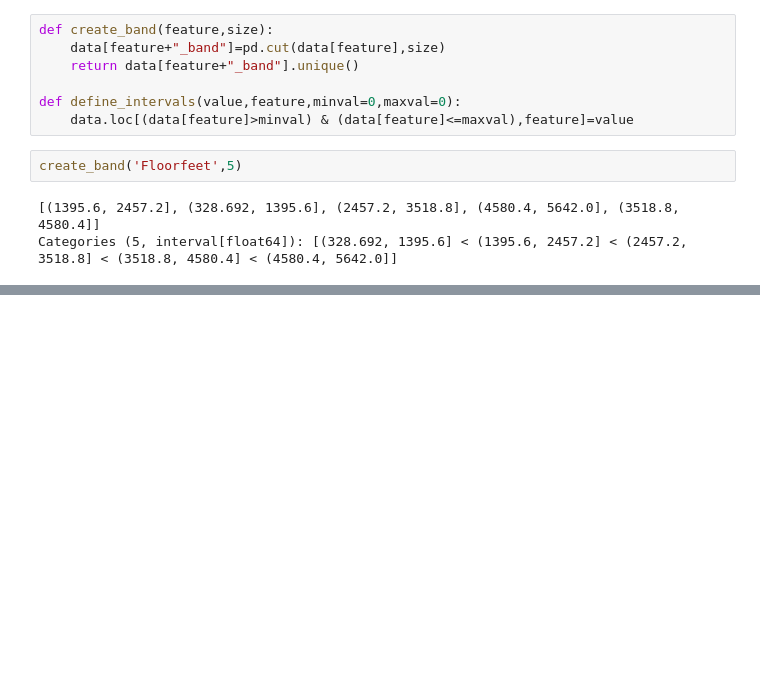
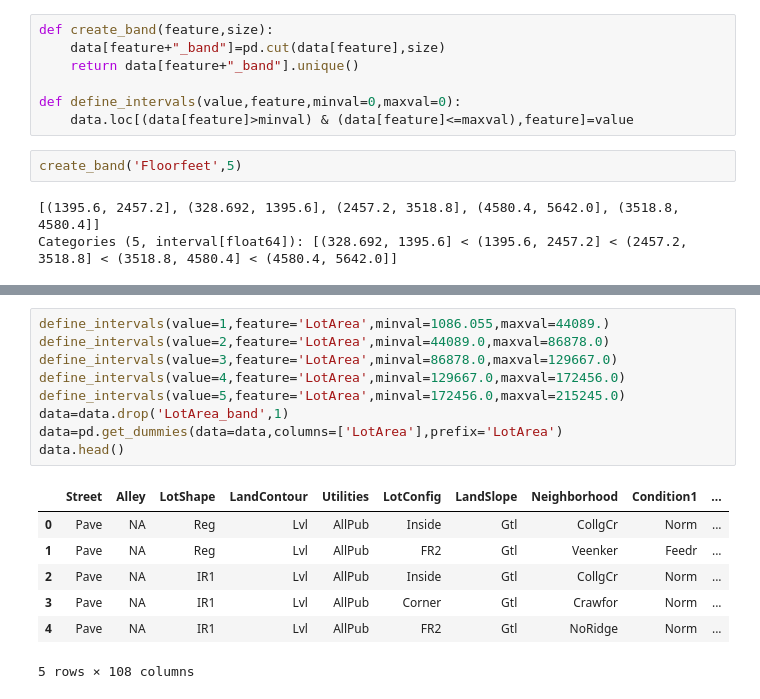
Before and after one commit to vishalvanpariya/HousePrice-Prediction-Kaggle, a Jupyter notebook: house-price-prediction-kaggle-competition.ipynb, the cells around one changed output, grey strips where cells are left out. Drawn from its saved outputs; the diff is of its cells as text; blank space fills up the shorter version.

```diff
--- a/house-price-prediction-kaggle-competition.ipynb
+++ b/house-price-prediction-kaggle-competition.ipynb
@@ -241,0 +279,17 @@ pd.get_dummies(data=data,columns=['Floorfeet'],prefix='Floorfeet').head()
+# %%
+define_intervals(value=1,feature='LotArea',minval=1086.055,maxval=44089.)
+define_intervals(value=2,feature='LotArea',minval=44089.0,maxval=86878.0)
+define_intervals(value=3,feature='LotArea',minval=86878.0,maxval=129667.0)
+define_intervals(value=4,feature='LotArea',minval=129667.0,maxval=172456.0)
+define_intervals(value=5,feature='LotArea',minval=172456.0,maxval=215245.0)
+data=data.drop('LotArea_band',1)
+data=pd.get_dummies(data=data,columns=['LotArea'],prefix='LotArea')
+data.head()
+# %% [output]
+|  | Street | Alley | LotShape | LandContour | Utilities | LotConfig | LandSlope | Neighborhood | Condition1 | ... |
+| 0 | Pave | NA | Reg | Lvl | AllPub | Inside | Gtl | CollgCr | Norm | ... |
+| 1 | Pave | NA | Reg | Lvl | AllPub | FR2 | Gtl | Veenker | Feedr | ... |
+| 2 | Pave | NA | IR1 | Lvl | AllPub | Inside | Gtl | CollgCr | Norm | ... |
+| 3 | Pave | NA | IR1 | Lvl | AllPub | Corner | Gtl | Crawfor | Norm | ... |
+| 4 | Pave | NA | IR1 | Lvl | AllPub | FR2 | Gtl | NoRidge | Norm | ... |
+5 rows × 108 columns
```
Also changed, not shown: parts of 29 cells of this notebook.
